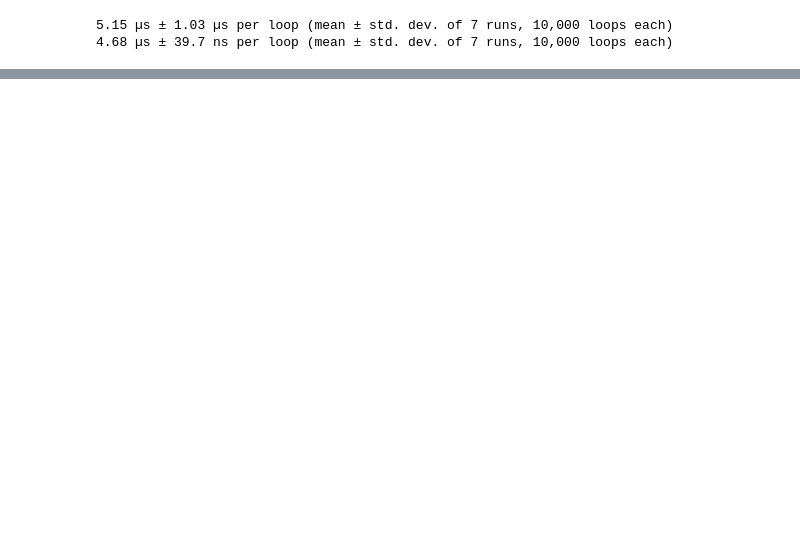
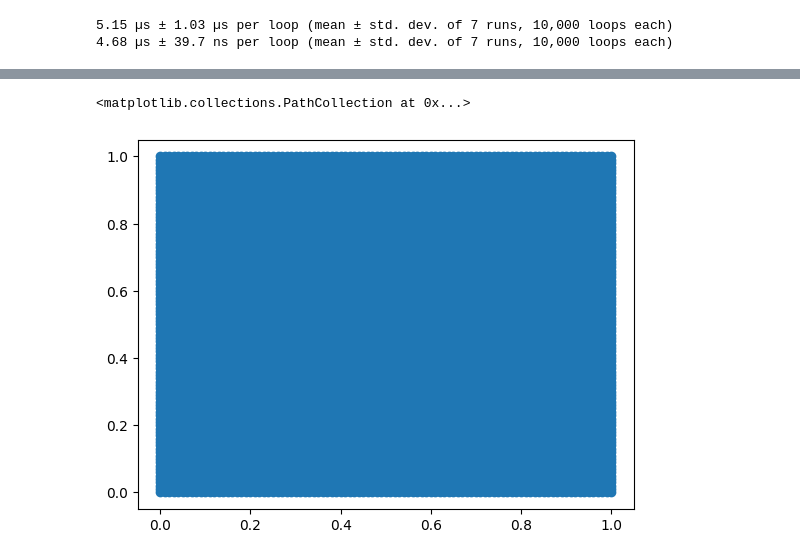
Before and after one commit to okaybody10/numpy-100, a Jupyter notebook: 100_Numpy_random.ipynb, the cells around one changed output, grey strips where cells are left out. Drawn from its saved outputs; the diff is of its cells as text; code cells hidden in the pictures; blank space fills up the shorter version.

```diff
--- a/100_Numpy_random.ipynb
+++ b/100_Numpy_random.ipynb
@@ -123,0 +126,4 @@ numpy.ndarray
+# %%
+Z = np.zeros((101,101), [('x',float),('y',float)])
+Z['x'], Z['y'] = np.meshgrid(np.linspace(0,1,101), np.linspace(0,1,101))
+print(Z)
@@ -123,0 +182,5 @@ numpy.ndarray
+# %%
+plt.scatter(Z['x'], Z['y'])
+# %% [output]
+<matplotlib.collections.PathCollection at 0x...>
+[figure, added]
```
Also changed, not shown: parts of 13 cells of this notebook.
